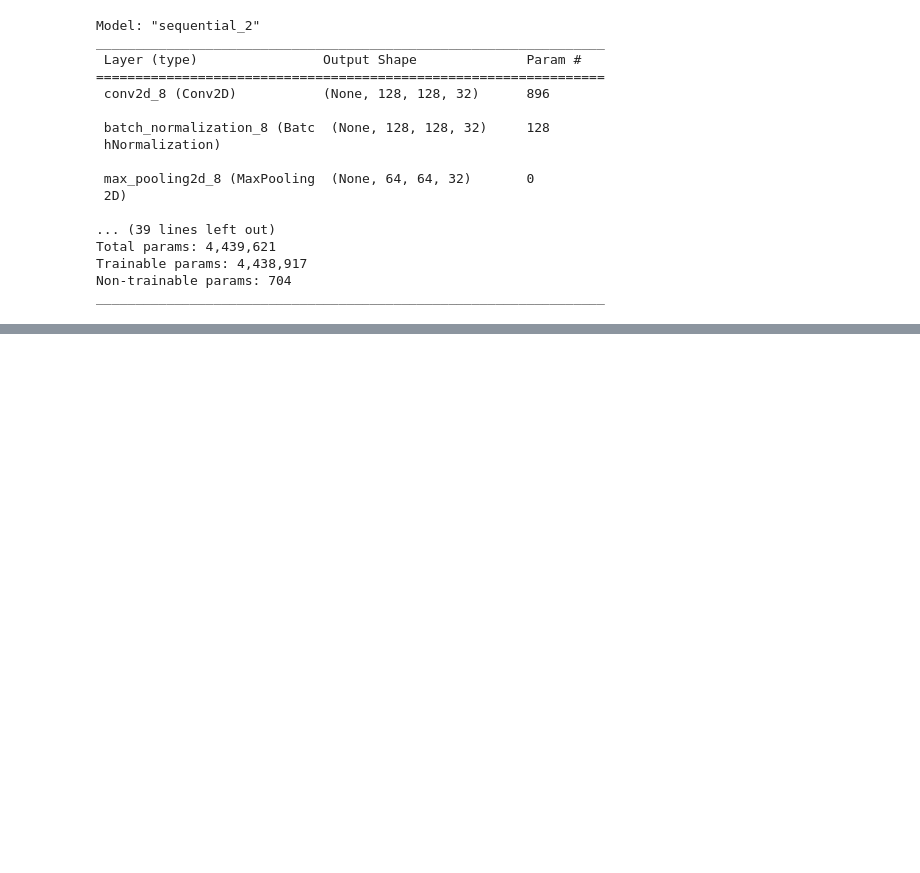
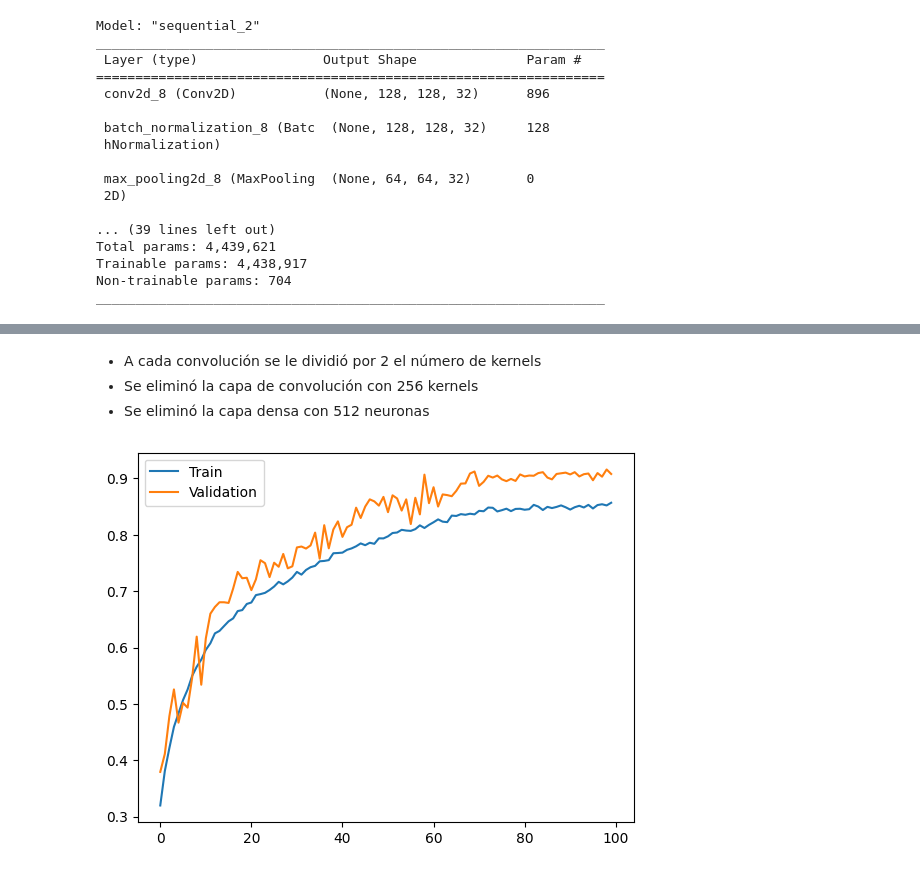
Before and after one commit to aleuse/Competencia-Ruta-N-, a Jupyter notebook: retoClasificacionAnimales.ipynb, the cells around one changed output, grey strips where cells are left out. Drawn from its saved outputs; the diff is of its cells as text; code cells hidden in the pictures; blank space fills up the shorter version.

```diff
--- a/retoClasificacionAnimales.ipynb
+++ b/retoClasificacionAnimales.ipynb
@@ -513,0 +1116,28 @@ clases[np.argmax(prediccion)]
+# %%
+model.compile(
+    # Función de pérdida Categorical Cross Entropy
+    loss = "categorical_crossentropy",
+    # Como optimizador utilizamos Adam que combina las bondades de AdaGrad y RMSProp
+    optimizer = optimizers.Adam(learning_rate = 0.0001),
+    # Como métrica utilizamos el Accuracy Score
+    metrics = "accuracy"
+)
+# %%
+# Entrenamos el modelo con nuestro Data Generator
+hist = model.fit(
+    # Utiliza las imágenes generadas por el Train Generator
+    trainGenerator,
+    # Utilizar los callbacks que creamos
+    callbacks = [checkpoint, reduce_lr],
+    # Pasos por épocas igual a la cantidad de imágenes para training divido el tamaño de los batches
+    #steps_per_epoch = 2600 // 64,
+    # Entrenamos por 100 épocas
+    epochs = 100,
+    # Para validación utilizamos las imágenes generadas por el Validation Generator
+    validation_data = validationGenerator,
+    # Pasos para validación igual a la cantidad de imágenes para testing divido el tamaño de los batches
+    #validation_steps = 930 // 64,
+    verbose = 2,
+    # Mezclar los datos
+    shuffle = True
+)
@@ -513,0 +1162,11 @@ clases[np.argmax(prediccion)]
+# %% [markdown]
+* A cada convolución se le dividió por 2 el número de kernels
+* Se eliminó la capa de convolución con 256 kernels
+* Se eliminó la capa densa con 512 neuronas
+# %%
+plt.plot(hist.history["accuracy"], label = "Train")
+plt.plot(hist.history["val_accuracy"], label = "Validation")
+plt.legend()
+plt.show()
+# %% [output]
+[figure, added]
```
Also changed, not shown: parts of 37 cells of this notebook, 12 other files.
